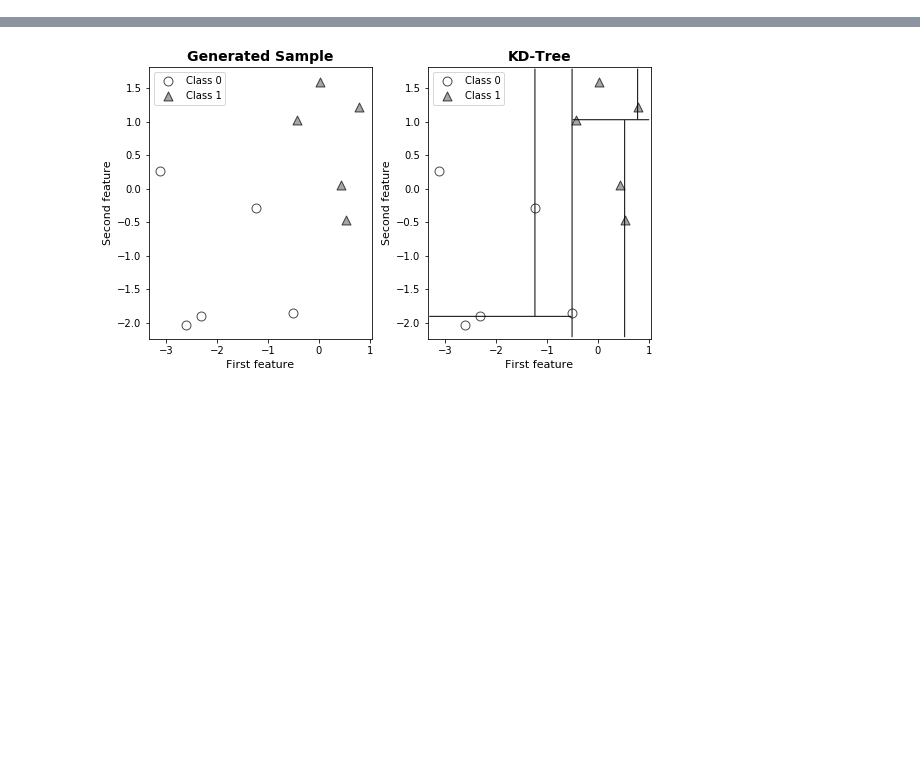
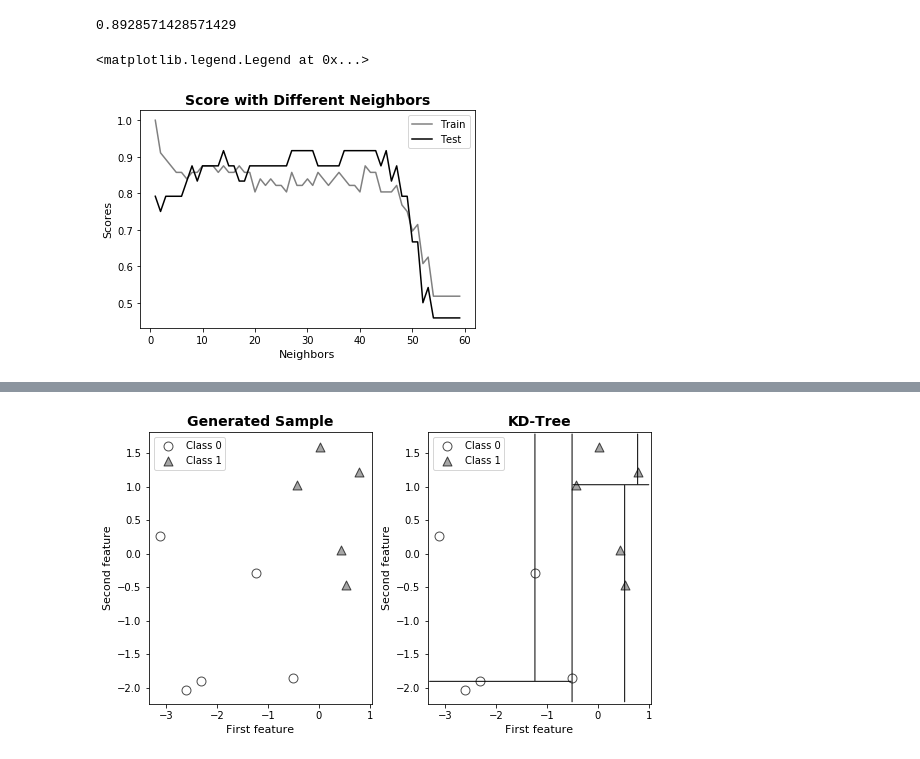
Before and after one commit to zoeyang1030/Statistical-Learning-Methods-python-replication, a Jupyter notebook: Chapter/Chapter-3 KNN.ipynb, the cells around one changed output, grey strips where cells are left out. Saved outputs shown, nothing was run; the diff lists cells and outputs as text; code cells hidden in the pictures; blank space fills up the shorter version.

```diff
--- a/Chapter/Chapter-3 KNN.ipynb
+++ b/Chapter/Chapter-3 KNN.ipynb
@@ -12,3 +40,23 @@ X_train, X_test, y_train, y_test = split_train_test(X, y, 0.3)
+# %%
+tr_list = []
+te_list = []
+k_list = range(1,60)
+for k in k_list:
+    knn = KNearestNeighbor(n_neighbors=k, d=2)
+    knn.fit(X_train, y_train)
+    tr_list.append(knn.score(X_train, y_train))
+    te_list.append(knn.score(X_test, y_test))
+
+plt.plot(k_list, tr_list, label='Train', c='gray')
+plt.plot(k_list, te_list, label='Test', c='black')
+plt.title('Score with Different Neighbors', fontsize=14, weight='bold')
+plt.xlabel("Neighbors", fontsize=11)
+plt.ylabel("Scores", fontsize=11)
+plt.legend()
+# %% [output]
+0.8928571428571429
+<matplotlib.legend.Legend at 0x...>
+[figure, added]
 # %%
 knn = KNearestNeighbor(n_neighbors=3, d=2)
 knn.fit(X_train, y_train)
```
Also changed, not shown: parts of 7 cells of this notebook, 1 other file.
